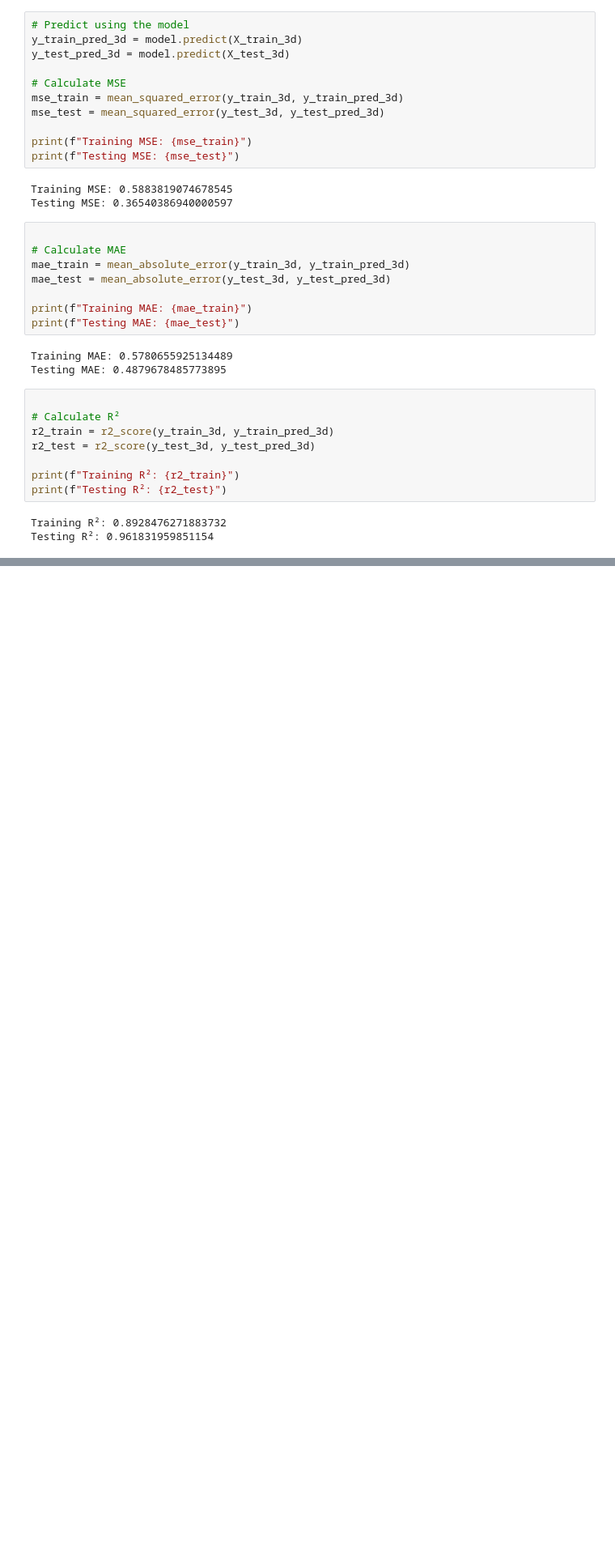
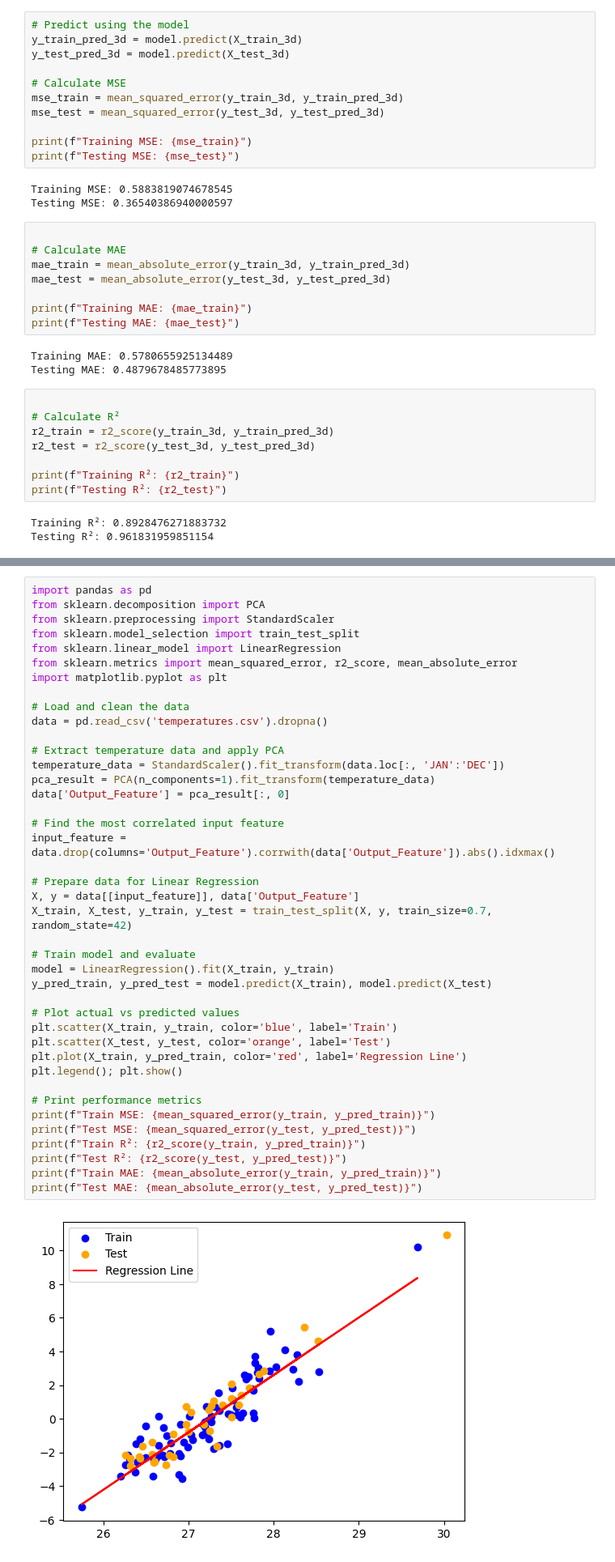
Before and after one commit to 22ANISH/SPPU_TE_IT_ML_CODES, a Jupyter notebook: Ass2.ipynb, the cells around one changed output, grey strips where cells are left out. Shown: that part at 81% size. Drawn from its saved outputs; the diff is of its cells as text; blank space fills up the shorter version.

```diff
--- a/Ass2.ipynb
+++ b/Ass2.ipynb
@@ -349,0 +431,43 @@ Testing R²: 0.961831959851154
+# %%
+import pandas as pd
+from sklearn.decomposition import PCA
+from sklearn.preprocessing import StandardScaler
+from sklearn.model_selection import train_test_split
+from sklearn.linear_model import LinearRegression
+from sklearn.metrics import mean_squared_error, r2_score, mean_absolute_error
+import matplotlib.pyplot as plt
+
+# Load and clean the data
+data = pd.read_csv('temperatures.csv').dropna()
+
+# Extract temperature data and apply PCA
+temperature_data = StandardScaler().fit_transform(data.loc[:, 'JAN':'DEC'])
+pca_result = PCA(n_components=1).fit_transform(temperature_data)
+data['Output_Feature'] = pca_result[:, 0]
+
+# Find the most correlated input feature
+input_feature = data.drop(columns='Output_Feature').corrwith(data['Output_Feature']).abs().idxmax()
+
+# Prepare data for Linear Regression
+X, y = data[[input_feature]], data['Output_Feature']
+X_train, X_test, y_train, y_test = train_test_split(X, y, train_size=0.7, random_state=42)
+
+# Train model and evaluate
+model = LinearRegression().fit(X_train, y_train)
+y_pred_train, y_pred_test = model.predict(X_train), model.predict(X_test)
+
+# Plot actual vs predicted values
+plt.scatter(X_train, y_train, color='blue', label='Train')
+plt.scatter(X_test, y_test, color='orange', label='Test')
+plt.plot(X_train, y_pred_train, color='red', label='Regression Line')
+plt.legend(); plt.show()
+
+# Print performance metrics
+print(f"Train MSE: {mean_squared_error(y_train, y_pred_train)}")
+print(f"Test MSE: {mean_squared_error(y_test, y_pred_test)}")
+print(f"Train R²: {r2_score(y_train, y_pred_train)}")
+print(f"Test R²: {r2_score(y_test, y_pred_test)}")
+print(f"Train MAE: {mean_absolute_error(y_train, y_pred_train)}")
+print(f"Test MAE: {mean_absolute_error(y_test, y_pred_test)}")
+# %% [output]
+[figure, added]
```
Also changed, not shown: parts of 2 cells of this notebook.
